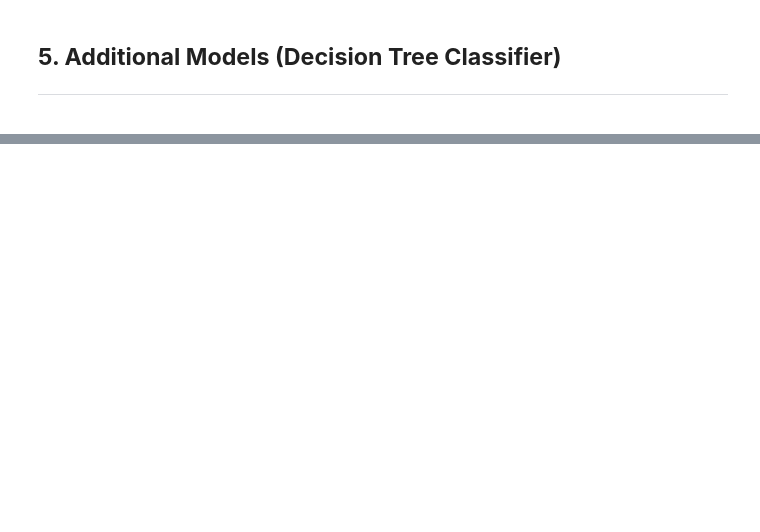
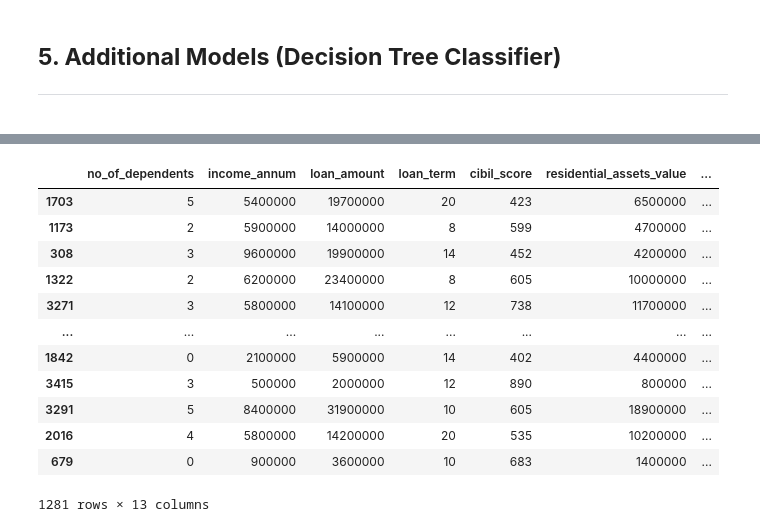
Before and after one commit to Benbellah-Owino/dsc--phase3-project-benbellah-owino-loan, a Jupyter notebook: index.ipynb, the cells around one changed output, grey strips where cells are left out. Saved outputs shown, nothing was run; the diff lists cells and outputs as text; code cells hidden in the pictures; blank space fills up the shorter version.

```diff
--- a/index.ipynb
+++ b/index.ipynb
@@ -231,0 +306,16 @@ Let's try to build a decision tree classifier and see if it improves our correct
+# %%
+Xt_test_final
+# %% [output]
+|  | no_of_dependents | income_annum | loan_amount | loan_term | cibil_score | residential_assets_value | ... |
+| 1703 | 5 | 5400000 | 19700000 | 20 | 423 | 6500000 | ... |
+| 1173 | 2 | 5900000 | 14000000 | 8 | 599 | 4700000 | ... |
+| 308 | 3 | 9600000 | 19900000 | 14 | 452 | 4200000 | ... |
+| 1322 | 2 | 6200000 | 23400000 | 8 | 605 | 10000000 | ... |
+| 3271 | 3 | 5800000 | 14100000 | 12 | 738 | 11700000 | ... |
+| ... | ... | ... | ... | ... | ... | ... | ... |
+| 1842 | 0 | 2100000 | 5900000 | 14 | 402 | 4400000 | ... |
+| 3415 | 3 | 500000 | 2000000 | 12 | 890 | 800000 | ... |
+| 3291 | 5 | 8400000 | 31900000 | 10 | 605 | 18900000 | ... |
+| 2016 | 4 | 5800000 | 14200000 | 20 | 535 | 10200000 | ... |
+| 679 | 0 | 900000 | 3600000 | 10 | 683 | 1400000 | ... |
+1281 rows × 13 columns
```
Also changed, not shown: parts of 25 cells of this notebook.
